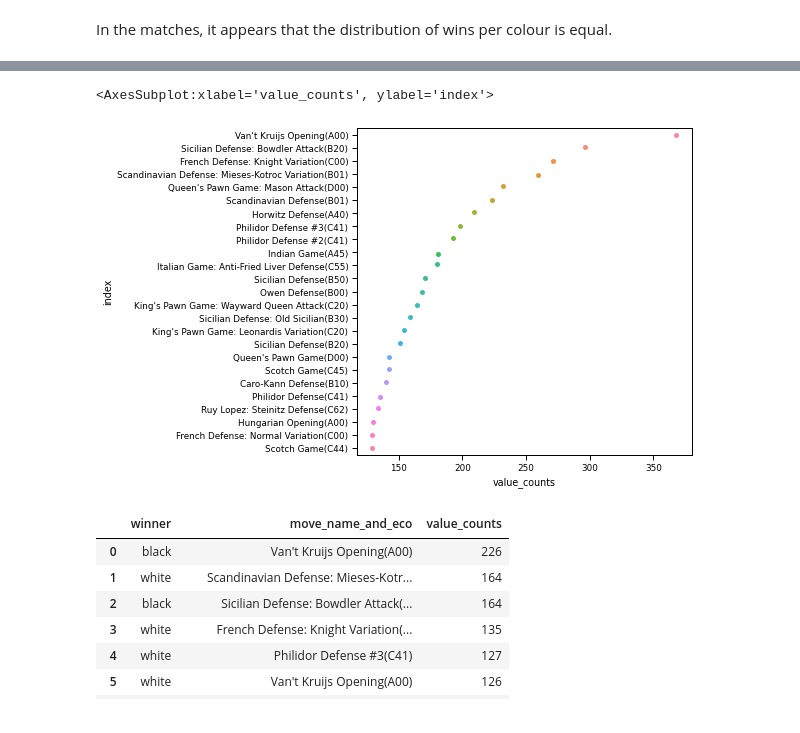
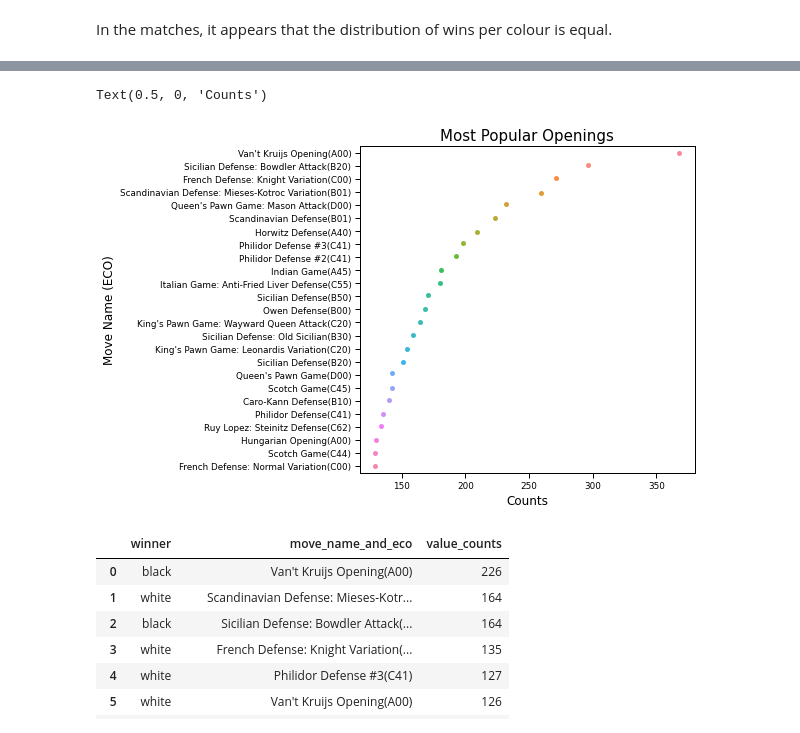
Before and after one commit to data301-2020-winter1/course-project-group_6025, a Jupyter notebook: analysis/Robiian1989/Milestone 2.ipynb, the cells around one changed output, grey strips where cells are left out. Cells and saved outputs as stored; diff of their text form; code cells hidden in the pictures.

```diff
--- a/analysis/Robiian1989/Milestone 2.ipynb
+++ b/analysis/Robiian1989/Milestone 2.ipynb
@@ -92,10 +94,13 @@ df_top_ecos_fixed.rename(columns={'index':'Opening Name'})
 # %%
 #what are the most popular openings?
 plt.figure(figsize=(6,6))
 sns.stripplot(y='index',x='value_counts',data=df_top_ecos_fixed)
+plt.title('Most Popular Openings',size=15)
+plt.ylabel('Move Name (ECO)',size=12)
+plt.xlabel('Counts',size=12)
 # %% [output]
-<AxesSubplot:xlabel='value_counts', ylabel='index'>
+Text(0.5, 0, 'Counts')
-[figure, old version]
+[figure, new version]
 # %%
 #what are the most frequently used openings by colour?
 df_high_frequencies=(df1.groupby('winner')['move_name_and_eco']
```
Also changed, not shown: parts of 6 cells of this notebook, 3 other files.
